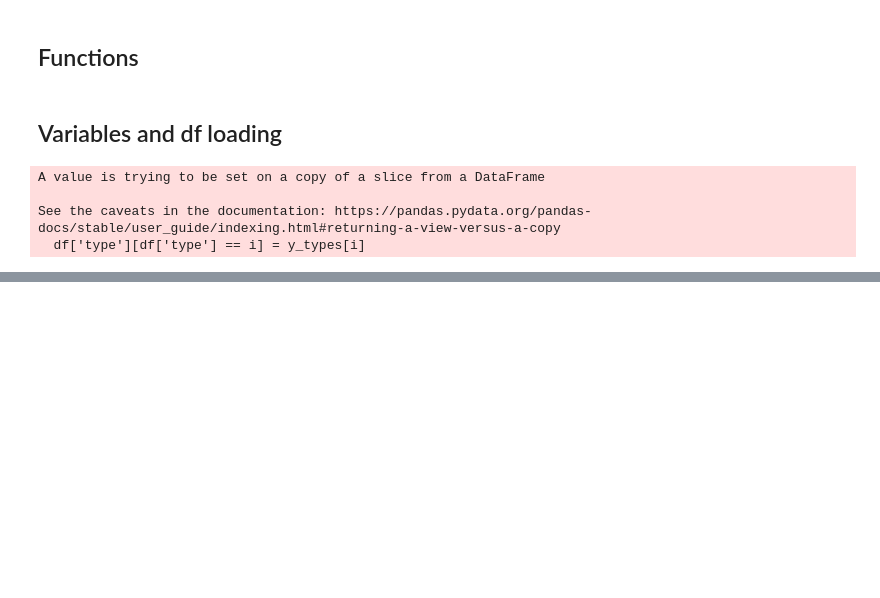
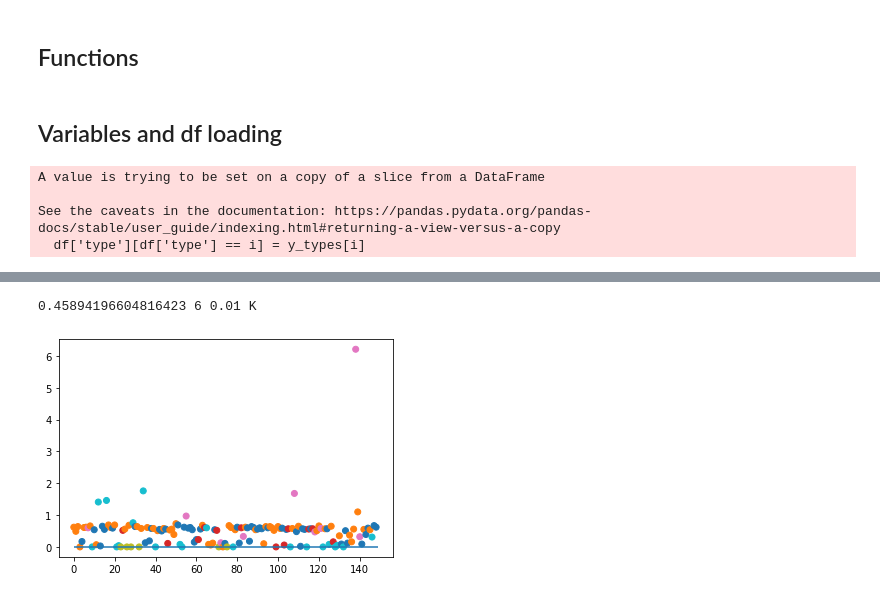
Before and after one commit to Xannadoo/MLProject2021_AC, a Jupyter notebook: Notebooks/DecisionTree.ipynb, the cells around one changed output, grey strips where cells are left out. Drawn from its saved outputs; the diff is of its cells as text; code cells hidden in the pictures; blank space fills up the shorter version.

```diff
--- a/Notebooks/DecisionTree.ipynb
+++ b/Notebooks/DecisionTree.ipynb
@@ -44,0 +126,12 @@ See the caveats in the documentation: https://pandas.pydata.org/pandas-docs/stab
+# %%
+new_df = df[df[best_att] < best_threshold]
+
+best_gini_gain, best_class, best_threshold, best_att = leaf_hunter(new_df)
+
+print(best_gini_gain, best_class, best_threshold, best_att)
+
+plt.scatter([i for i in range(149)], df[best_att], c=y, cmap=col)
+plt.hlines(best_threshold, 0, 149);
+# %% [output]
+0.45894196604816423 6 0.01 K
+[figure, added]
```
Also changed, not shown: parts of 5 cells of this notebook, 1 other file.
